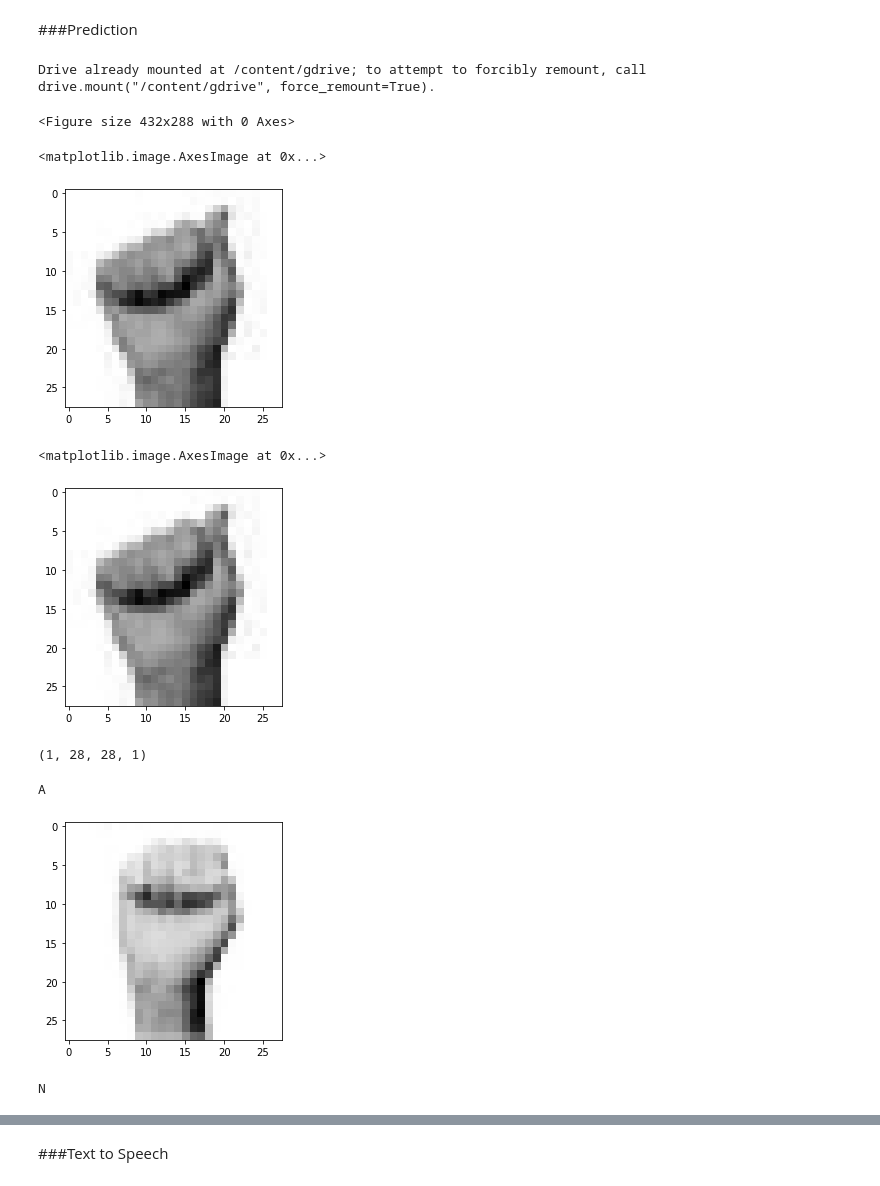
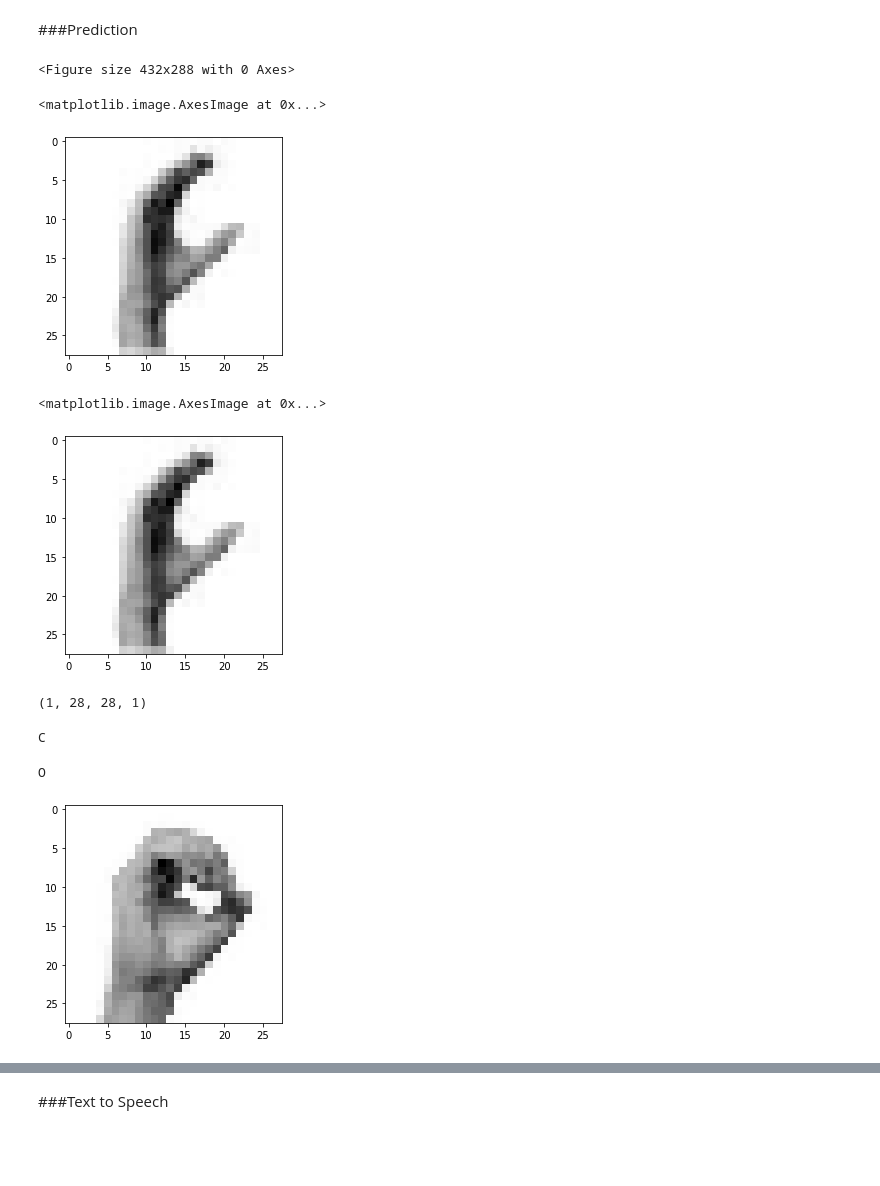
Before and after one commit to EphemeralAnarchist/ASL_Translator, a Jupyter notebook: ASLTranslator.ipynb, the cells around one changed output, grey strips where cells are left out. Saved outputs shown, nothing was run; the diff lists cells and outputs as text; code cells hidden in the pictures; blank space fills up the shorter version.

```diff
--- a/ASLTranslator.ipynb
+++ b/ASLTranslator.ipynb
@@ -340,11 +340,6 @@ Accuracy Score =  0.9539877300613497
 ###Prediction
 # %%
 text=""
-# %%
-from google.colab import drive
-drive.mount('/content/gdrive')
-# %% [output]
-Drive already mounted at /content/gdrive; to attempt to forcibly remount, call drive.mount("/content/gdrive", force_remount=True).
 # %%
 #capturing image
 import cv2
@@ -353,7 +348,7 @@ from google.colab.patches import cv2_imshow
 from keras.preprocessing import image
 from PIL import Image
 
-img1 = image.load_img("gdrive/MyDrive/Colab Notebooks/predict/ASL_A.png", target_size = (28,28))
+img1 = image.load_img("gdrive/MyDrive/Colab Notebooks/predict/ASL_C.png", target_size = (28,28))
 img = np.array(img1).reshape( 28, 28, 3)
 plt.gray()
 # %% [output]
@@ -364,14 +359,14 @@ grayscale_image = np.dot(img[...,:3], rgb_weights)
 plt.imshow(grayscale_image, cmap=plt.get_cmap("gray"))
 # %% [output]
 <matplotlib.image.AxesImage at 0x...>
-[figure, old version]
+[figure, new version]
 # %%
 imgarr=np.array(grayscale_image.reshape(1,28,28,1))
 imgarr.shape
 plt.imshow(imgarr[0].reshape((28,28)))
 # %% [output]
 <matplotlib.image.AxesImage at 0x...>
-[figure, old version]
+[figure, new version]
 # %%
 imgarr.shape
 # %% [output]
@@ -383,24 +378,21 @@ predicted=np.argmax(predict_img,axis=1)
 print(class_names[predicted[0]])
 text+=class_names[predicted[0]]
 # %% [output]
-A
+C
 # %%
-img1 = image.load_img("gdrive/MyDrive/Colab Notebooks/predict/ASL_S.png", target_size = (28,28))
+img1 = image.load_img("gdrive/MyDrive/Colab Notebooks/predict/ASL_O.png", target_size = (28,28))
 img = np.array(img1).reshape( 28, 28, 3)
 plt.gray()
 
 rgb_weights = [0.2989, 0.5870, 0.1140]
 grayscale_image = np.dot(img[...,:3], rgb_weights)
 plt.imshow(grayscale_image, cmap=plt.get_cmap("gray"))
 
 imgarr=np.array(grayscale_image.reshape(1,28,28,1))
+predict_img=cnn_model.predict(imgarr)
+predicted=np.argmax(predict_img,axis=1)
+print(class_names[predicted[0]])
+text+=class_names[predicted[0]]
 # %% [output]
+O
-[figure, old version]
+[figure, new version]
-# %%
-#Predictions for the actual data
-predict_img=cnn_model.predict(imgarr)
-predicted=np.argmax(predict_img,axis=1)
-print(class_names[predicted[0]])
-text+=class_names[predicted[0]]
-# %% [output]
-N
```
Also changed, not shown: parts of 12 cells of this notebook.
